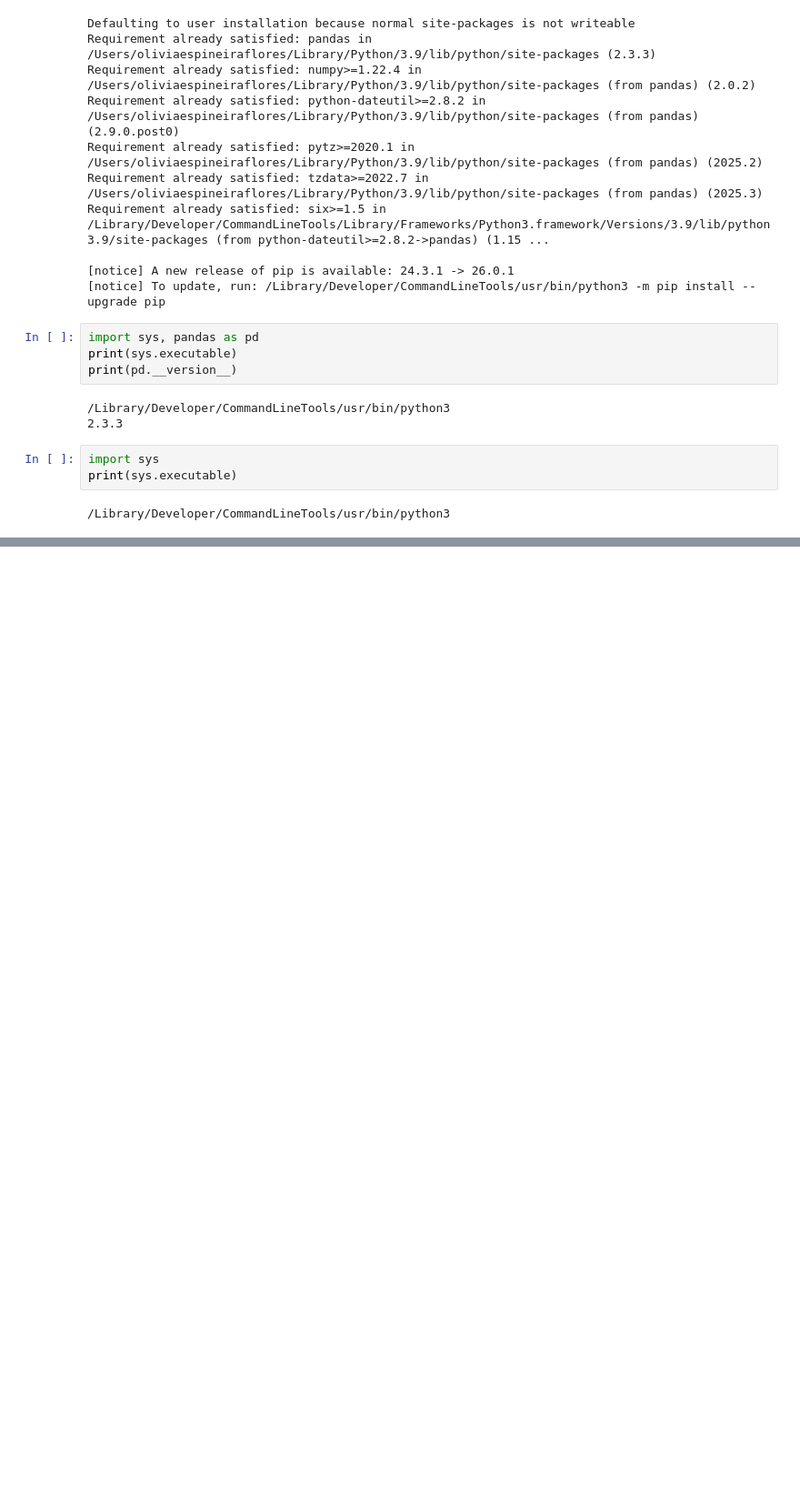
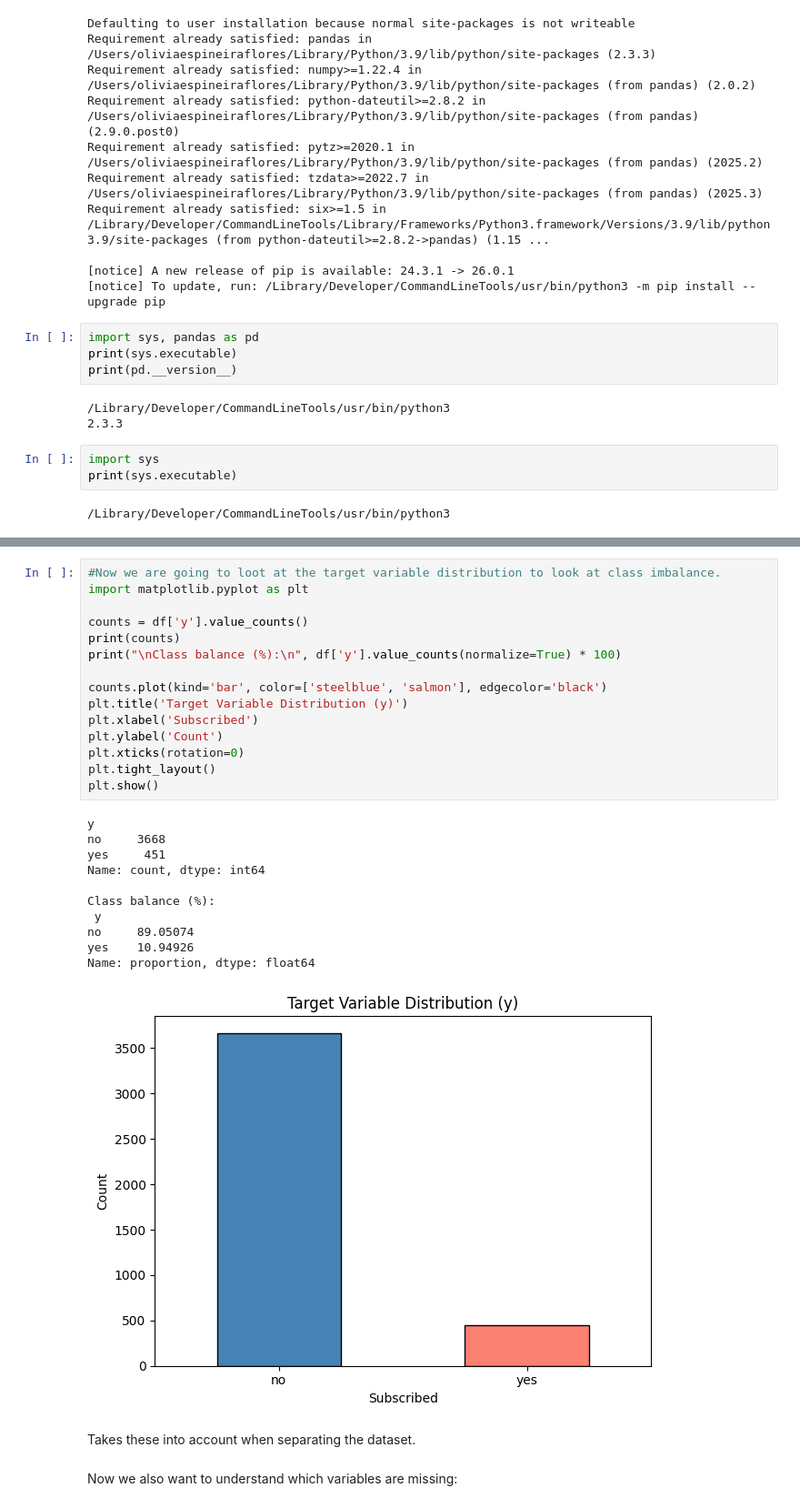
Before and after one commit to oliespineira/ML-fundamentals-2026, a Jupyter notebook: ML-fundamentals-2026.ipynb, the cells around one changed output, grey strips where cells are left out. Shown at 91% size. Saved outputs shown, nothing was run; the diff lists cells and outputs as text; blank space fills up the shorter version.

```diff
--- a/ML-fundamentals-2026.ipynb
+++ b/ML-fundamentals-2026.ipynb
@@ -39,0 +143,31 @@ should not be treated as the prediction objective.
+# %%
+#Now we are going to loot at the target variable distribution to look at class imbalance.
+import matplotlib.pyplot as plt
+
+counts = df['y'].value_counts()
+print(counts)
+print("\nClass balance (%):\n", df['y'].value_counts(normalize=True) * 100)
+
+counts.plot(kind='bar', color=['steelblue', 'salmon'], edgecolor='black')
+plt.title('Target Variable Distribution (y)')
+plt.xlabel('Subscribed')
+plt.ylabel('Count')
+plt.xticks(rotation=0)
+plt.tight_layout()
+plt.show()
+# %% [output]
+y
+no     3668
+yes     451
+Name: count, dtype: int64
+
+Class balance (%):
+ y
+no     89.05074
+yes    10.94926
+Name: proportion, dtype: float64
+[figure, added]
+# %% [markdown]
+Takes these into account when separating the dataset.
+# %% [markdown]
+Now we also want to understand which variables are missing:
```
Also changed, not shown: parts of 21 cells of this notebook.
